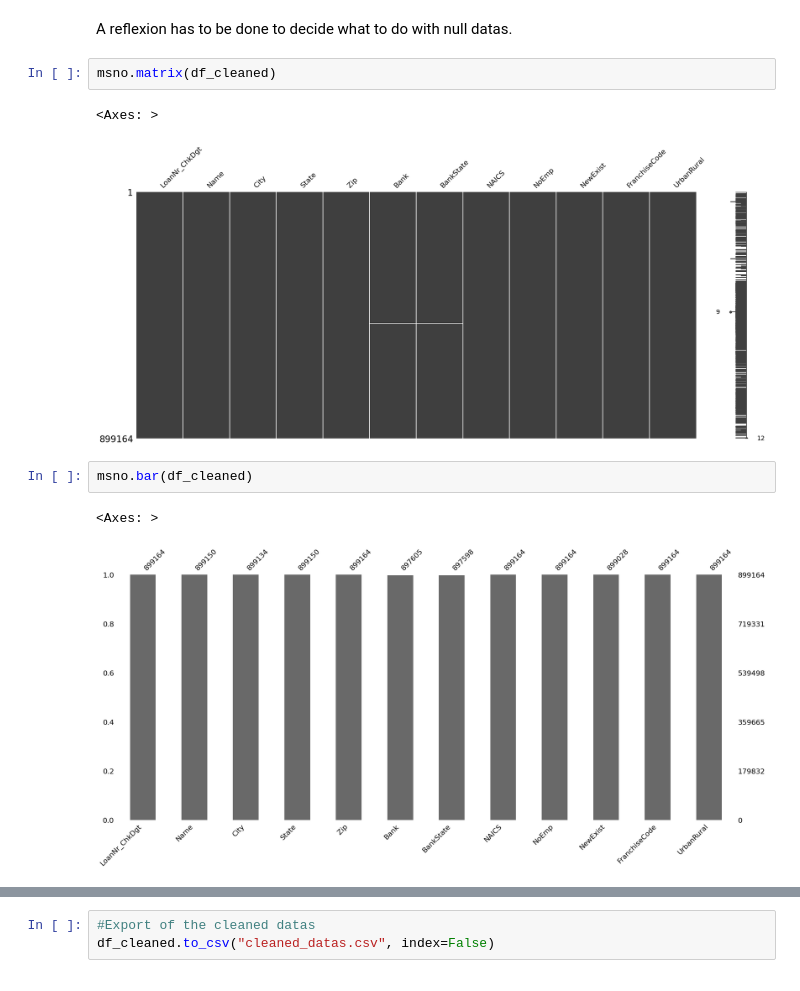
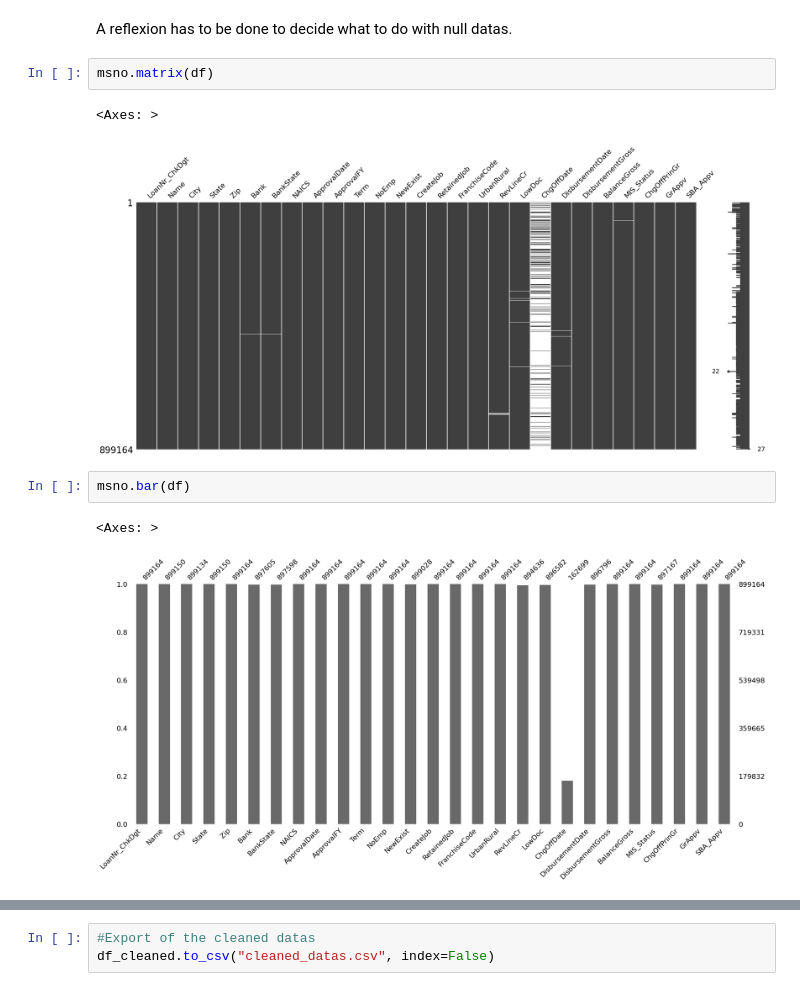
Before and after one commit to RaoufAddeche/Simplon_SBA-modelisation, a Jupyter notebook: Cleaning_datas.ipynb, the cells around one changed output, grey strips where cells are left out. Saved outputs shown, nothing was run; the diff lists cells and outputs as text.

```diff
--- a/Cleaning_datas.ipynb
+++ b/Cleaning_datas.ipynb
@@ -88,15 +99,15 @@ dtype: int64
 # %% [markdown]
 A reflexion has to be done to decide what to do with null datas.
 # %%
-msno.matrix(df_cleaned)
+msno.matrix(df)
 # %% [output]
 <Axes: >
-[figure, old version]
+[figure, new version]
 # %%
-msno.bar(df_cleaned)
+msno.bar(df)
 # %% [output]
 <Axes: >
-[figure, old version]
+[figure, new version]
 # %%
 msno.heatmap(df_cleaned)
 # %% [output]
```
Also changed, not shown: parts of 9 cells of this notebook, 2 other files.
